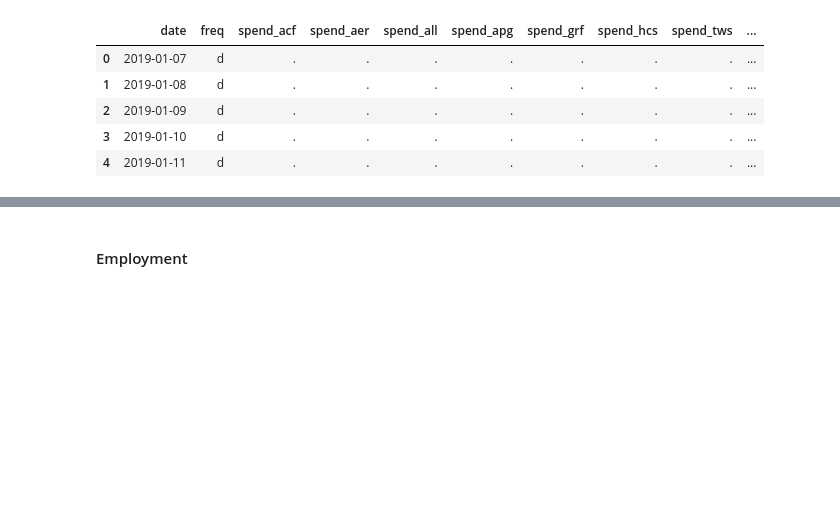
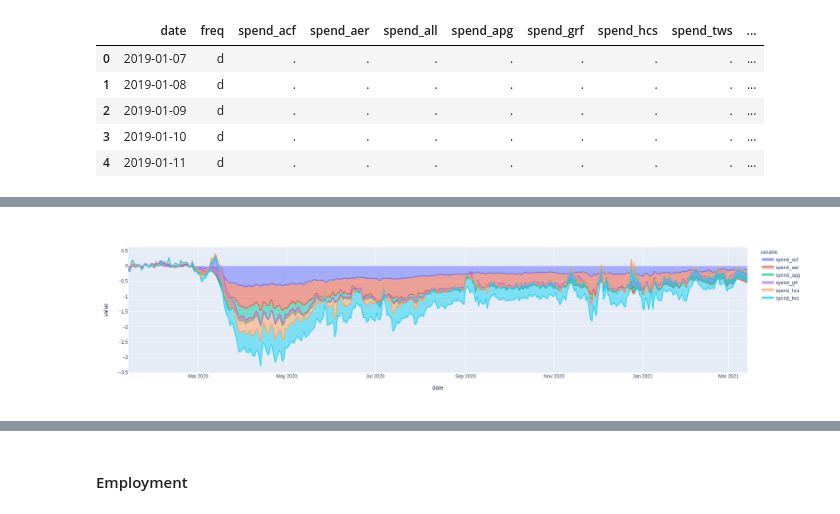
Before and after one commit to Rhuck1/Covidnomics, a Jupyter notebook: econ_track_eda.ipynb, the cells around one changed output, grey strips where cells are left out. Drawn from its saved outputs; the diff is of its cells as text; code cells hidden in the pictures; blank space fills up the shorter version.

```diff
--- a/econ_track_eda.ipynb
+++ b/econ_track_eda.ipynb
@@ -91,0 +76,4 @@ px.line(consum_spend_az, x='date', y=['spend_all', 'spend_tws', 'spend_aer'])
+# %%
+px.area(consum_spend_az, x='date', y=spend_industry)
+# %% [output]
+[figure, added]
```
Also changed, not shown: parts of 37 cells of this notebook.
